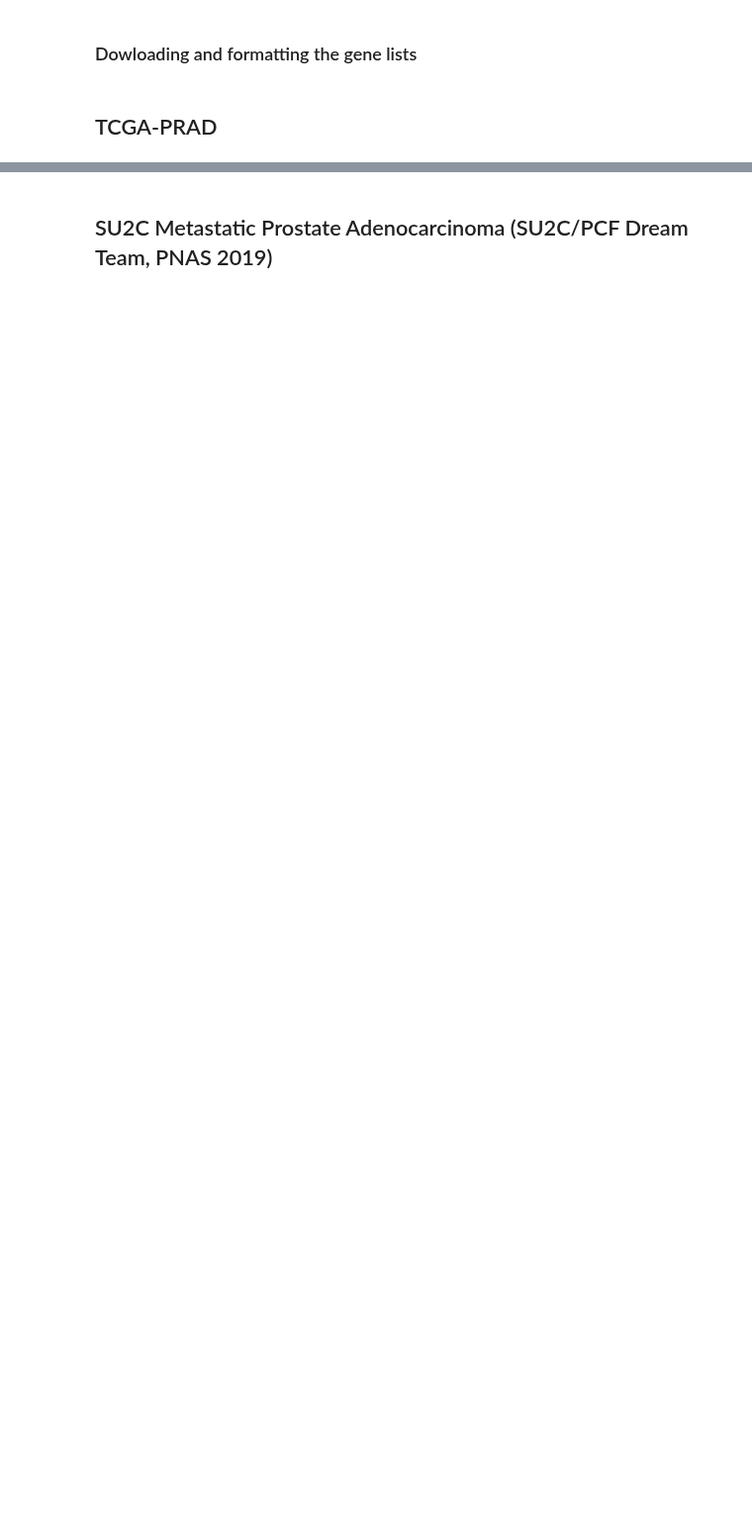
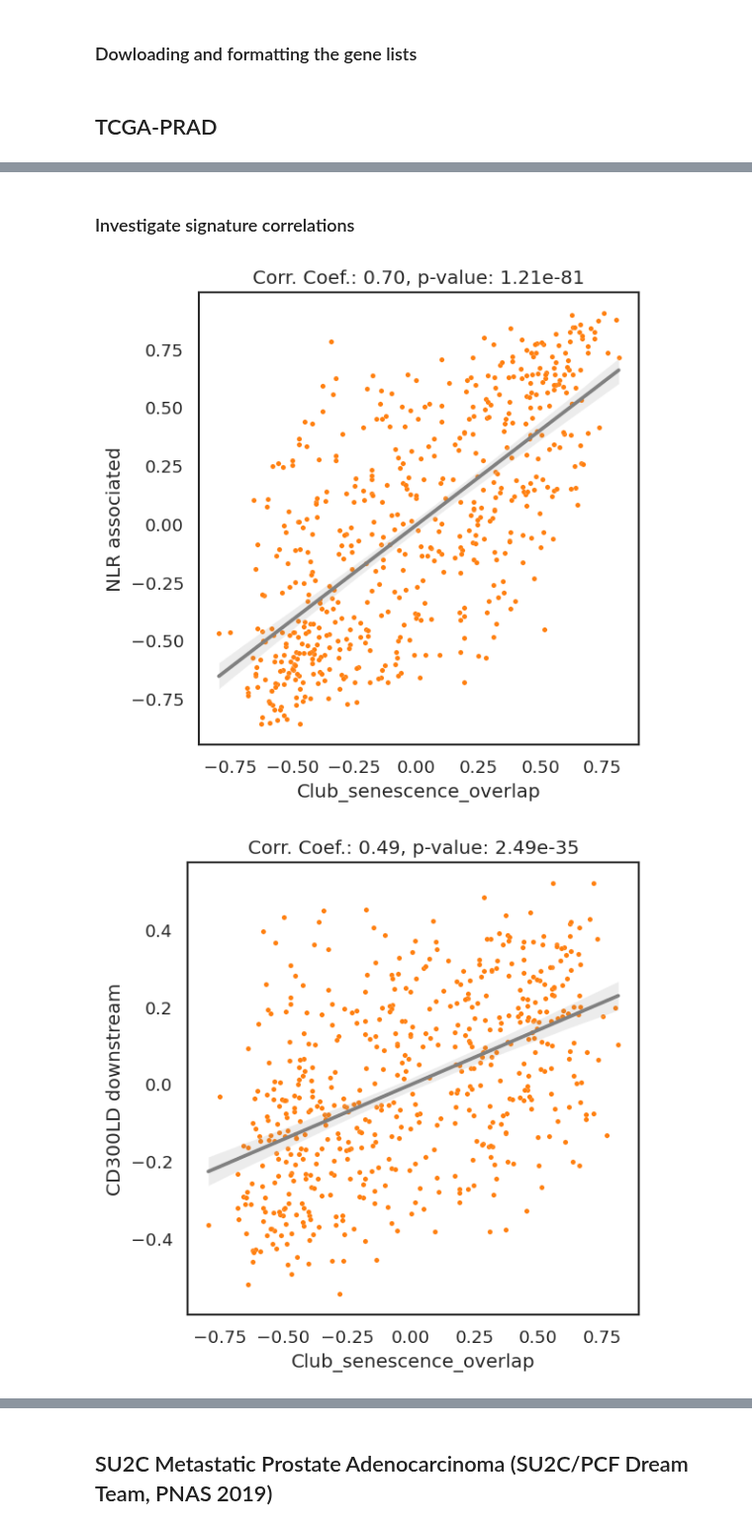
Before and after one commit to akiviaho/spatial, a Jupyter notebook: notebooks/bulk-rna-survival-analysis.ipynb, the cells around one changed output, grey strips where cells are left out. Shown at 99% size. Cells and saved outputs as stored; diff of their text form; code cells hidden in the pictures; blank space fills up the shorter version.

Commit message:
Implemented plotting for figure 5 and defined the club-like senescence signature

```diff
--- a/notebooks/bulk-rna-survival-analysis.ipynb
+++ b/notebooks/bulk-rna-survival-analysis.ipynb
@@ -142,7 +142,6 @@ for key, value in gene_sets.items():
     # Remove NaN values from the list
     gene_sets[key] = [x for x in value if pd.notnull(x)]
 # %%
-n_top = 100
 
 gene_modules_dict = {
     'Tumor region': check_top_markers('Tumor')['gene'].tolist(),
@@ -153,6 +152,8 @@ gene_modules_dict = {
                     }
 
 """
+n_top = 100
+
 for k in gene_modules_dict.keys():
     if len(gene_modules_dict[k]) > n_top:
         gene_modules_dict[k] = gene_modules_dict[k][:n_top]
@@ -162,6 +163,8 @@ gene_modules_dict = {**gene_modules_dict,**gene_sets}
 gene_modules_dict['Club_prosgenesis'] = list(np.intersect1d(gene_modules_dict['PROSGenesis'],gene_modules_dict['Club region']))
 gene_modules_dict['Club_SCL'] = list(np.intersect1d(gene_modules_dict['CRPC-SCL'],gene_modules_dict['Club region']))
 gene_modules_dict['Club_region_excl_club'] = list(set(gene_modules_dict['Club region']) - set(gene_modules_dict['Club']))
+gene_modules_dict['Club_senescence_overlap'] = list(set(gene_modules_dict['Club region']).intersection(set(gene_modules_dict['MP19 Epithelial Senescence'])))
+
 
 df = pd.DataFrame.from_dict(gene_modules_dict,orient='index').reset_index(names='name')
 df = df.melt(id_vars='name').sort_values('name').dropna().reset_index(drop=True)
@@ -240,3 +247,54 @@ final_tcga_data = pd.merge(tcga_enrich_df,tcga_metadata,left_on='Sample Identifi
 for col in final_tcga_data.columns:
     if '.time' in col:
         final_tcga_data[col] = final_tcga_data[col] / 30
+# %% [markdown]
+### Investigate signature correlations
+# %%
+from scipy.stats import spearmanr
+
+signature1 = 'Club_senescence_overlap'#'Club region'#'MP19 Epithelial Senescence'
+signature2s = ['NLR associated','CD300LD downstream','MDSC Hirz 2023','MDSC Calcinotto 2018','AR signaling']
+
+simple_gene_modules_dict = {
+    signature1: gene_modules_dict[signature1]
+}
+
+for signature2 in signature2s:
+
+    simple_gene_modules_dict[signature2] = set(gene_modules_dict[signature2]).difference(gene_modules_dict[signature1]) # Only remove the overlap from one gene set
+
+
+# Run scoring
+gsva_res = gp.gsva(data=tcga_counts_dat,gene_sets=simple_gene_modules_dict,outdir=None,min_size=0)
+gsva_res_df = gsva_res.res2d.pivot(index='Name', columns='Term', values='ES').reset_index(names='Sample Identifier')
+
+# Convert to float
+gsva_res_df[signature1] = gsva_res_df[signature1].astype(float)
+
+for signature2 in signature2s:
+
+    # Convert to float
+    gsva_res_df[signature2] = gsva_res_df[signature2].astype(float)
+
+    ## PLOT ##
+    fig, ax = plt.subplots(figsize=(5,5),dpi=120)
+    # create scatterplot with color-coded points
+    sns.scatterplot(x=signature1, y=signature2, data=gsva_res_df, linewidth=0.1, s=10, ax=ax,legend=False,color='#ff7f0e') #
+
+    # add regression line to plot
+    sns.regplot(x=signature1, y=signature2, data=gsva_res_df, scatter=False, ax=ax,color='gray')
+
+    #ax.set_ylim(-0.5,1.0)
+    #ax.set_xlim(0,1.2)
+    corr_coef, p_value = spearmanr(gsva_res_df[signature1], gsva_res_df[signature2])
+
+
+    ax.set_title(f"Corr. Coef.: {corr_coef:.2f}, p-value: {p_value:.2e}")
+    plt.tight_layout()
+
+    plt.savefig('plots/score_correlations/TCGA_'+signature1.replace(' ','_')+signature2.replace(' ','_')+'_signature_correlation_in_bulk_no_overlap.pdf')
+    plt.show()
+    #plt.clf()
+# %% [output]
+[figure, added]
+[figure, added]
```
Also changed, not shown: parts of 23 cells of this notebook, 1 other file.
